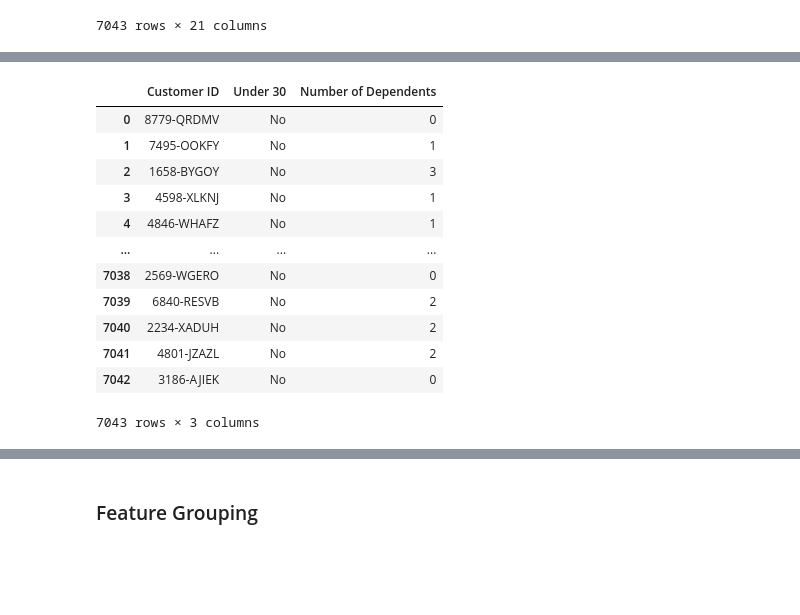
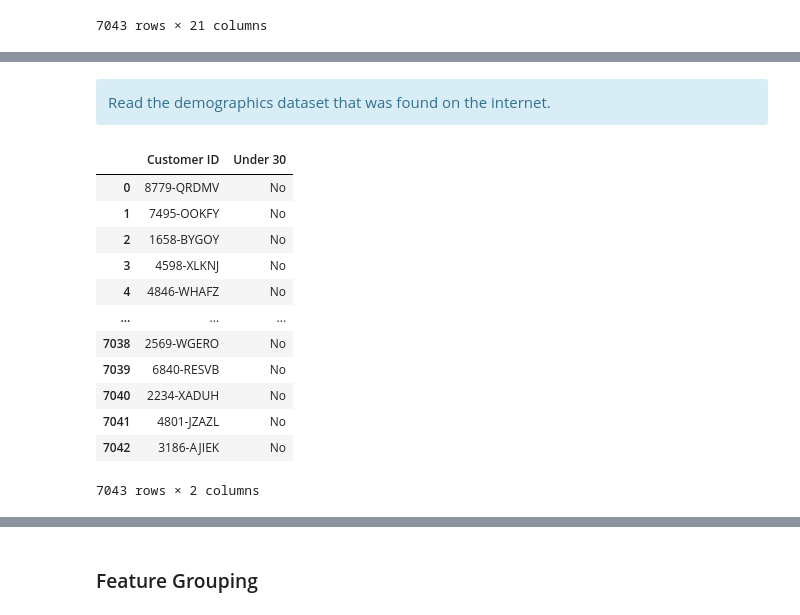
Before and after one commit to Christian-Chrata/Telco-Customer-Churn, a Jupyter notebook: Telco Customer Churn.ipynb, the cells around one changed output, grey strips where cells are left out. Saved outputs shown, nothing was run; the diff lists cells and outputs as text; code cells hidden in the pictures; blank space fills up the shorter version.

```diff
--- a/Telco Customer Churn.ipynb
+++ b/Telco Customer Churn.ipynb
@@ -192,21 +181,22 @@ location
+# %% [markdown]
+<div class="alert alert-info" role="alert">Read the demographics dataset that was found on the internet.</div>
 # %%
-# Demographics
 demographic = pd.read_csv(
     "dataset/Tambahan/Telco_customer_churn_demographics.csv", sep=";"
 )
-demographic = demographic[["Customer ID", "Under 30", "Number of Dependents"]]
+demographic = demographic[["Customer ID", "Under 30"]]
 demographic
 # %% [output]
-|  | Customer ID | Under 30 | Number of Dependents |
-| 0 | 8779-QRDMV | No | 0 |
-| 1 | 7495-OOKFY | No | 1 |
-| 2 | 1658-BYGOY | No | 3 |
-| 3 | 4598-XLKNJ | No | 1 |
-| 4 | 4846-WHAFZ | No | 1 |
-| ... | ... | ... | ... |
-| 7038 | 2569-WGERO | No | 0 |
-| 7039 | 6840-RESVB | No | 2 |
-| 7040 | 2234-XADUH | No | 2 |
-| 7041 | 4801-JZAZL | No | 2 |
-| 7042 | 3186-AJIEK | No | 0 |
+|  | Customer ID | Under 30 |
+| 0 | 8779-QRDMV | No |
+| 1 | 7495-OOKFY | No |
+| 2 | 1658-BYGOY | No |
+| 3 | 4598-XLKNJ | No |
+| 4 | 4846-WHAFZ | No |
+| ... | ... | ... |
+| 7038 | 2569-WGERO | No |
+| 7039 | 6840-RESVB | No |
+| 7040 | 2234-XADUH | No |
+| 7041 | 4801-JZAZL | No |
+| 7042 | 3186-AJIEK | No |
-7043 rows × 3 columns
+7043 rows × 2 columns
```
Also changed, not shown: parts of 190 cells of this notebook, 3 other files.
